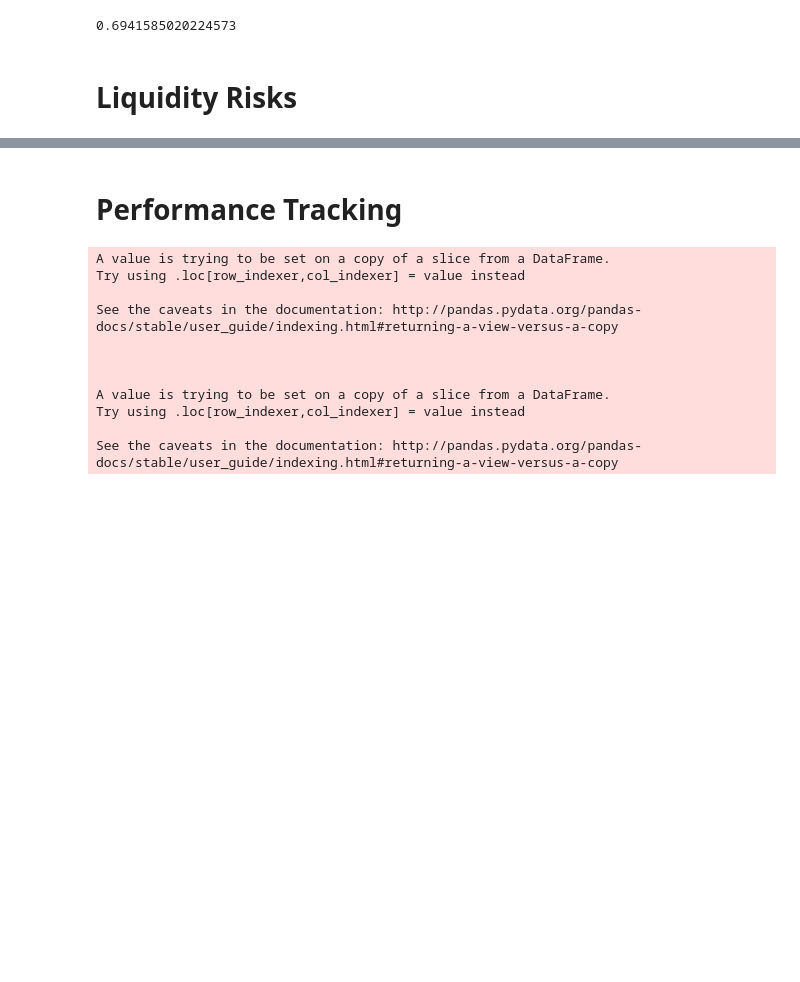
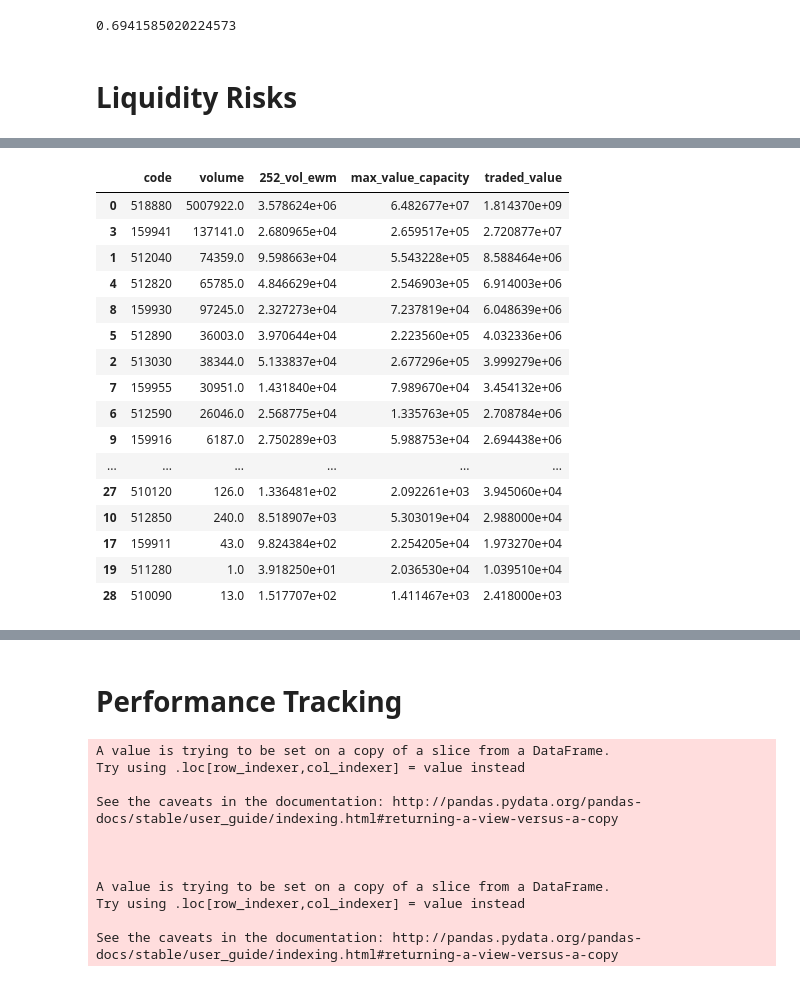
Before and after one commit to bradsun91/brad_public_workspace_mac, a Jupyter notebook: quant_research/SBTV1_Strategy_Daily_Update_20200229_Version.ipynb, the cells around one changed output, grey strips where cells are left out. Saved outputs shown, nothing was run; the diff lists cells and outputs as text; code cells hidden in the pictures; blank space fills up the shorter version.

```diff
--- a/quant_research/SBTV1_Strategy_Daily_Update_20200229_Version.ipynb
+++ b/quant_research/SBTV1_Strategy_Daily_Update_20200229_Version.ipynb
@@ -978,0 +1025,20 @@ potential_pos_df
+# %%
+liquidity_df.sort_values('traded_value', ascending=False)[['code','volume','252_vol_ewm','max_value_capacity','traded_value']]
+# %% [output]
+|  | code | volume | 252_vol_ewm | max_value_capacity | traded_value |
+| 0 | 518880 | 5007922.0 | 3.578624e+06 | 6.482677e+07 | 1.814370e+09 |
+| 3 | 159941 | 137141.0 | 2.680965e+04 | 2.659517e+05 | 2.720877e+07 |
+| 1 | 512040 | 74359.0 | 9.598663e+04 | 5.543228e+05 | 8.588464e+06 |
+| 4 | 512820 | 65785.0 | 4.846629e+04 | 2.546903e+05 | 6.914003e+06 |
+| 8 | 159930 | 97245.0 | 2.327273e+04 | 7.237819e+04 | 6.048639e+06 |
+| 5 | 512890 | 36003.0 | 3.970644e+04 | 2.223560e+05 | 4.032336e+06 |
+| 2 | 513030 | 38344.0 | 5.133837e+04 | 2.677296e+05 | 3.999279e+06 |
+| 7 | 159955 | 30951.0 | 1.431840e+04 | 7.989670e+04 | 3.454132e+06 |
+| 6 | 512590 | 26046.0 | 2.568775e+04 | 1.335763e+05 | 2.708784e+06 |
+| 9 | 159916 | 6187.0 | 2.750289e+03 | 5.988753e+04 | 2.694438e+06 |
+| ... | ... | ... | ... | ... | ... |
+| 27 | 510120 | 126.0 | 1.336481e+02 | 2.092261e+03 | 3.945060e+04 |
+| 10 | 512850 | 240.0 | 8.518907e+03 | 5.303019e+04 | 2.988000e+04 |
+| 17 | 159911 | 43.0 | 9.824384e+02 | 2.254205e+04 | 1.973270e+04 |
+| 19 | 511280 | 1.0 | 3.918250e+01 | 2.036530e+04 | 1.039510e+04 |
+| 28 | 510090 | 13.0 | 1.517707e+02 | 1.411467e+03 | 2.418000e+03 |
```
Also changed, not shown: parts of 14 cells of this notebook, 1 other file.
